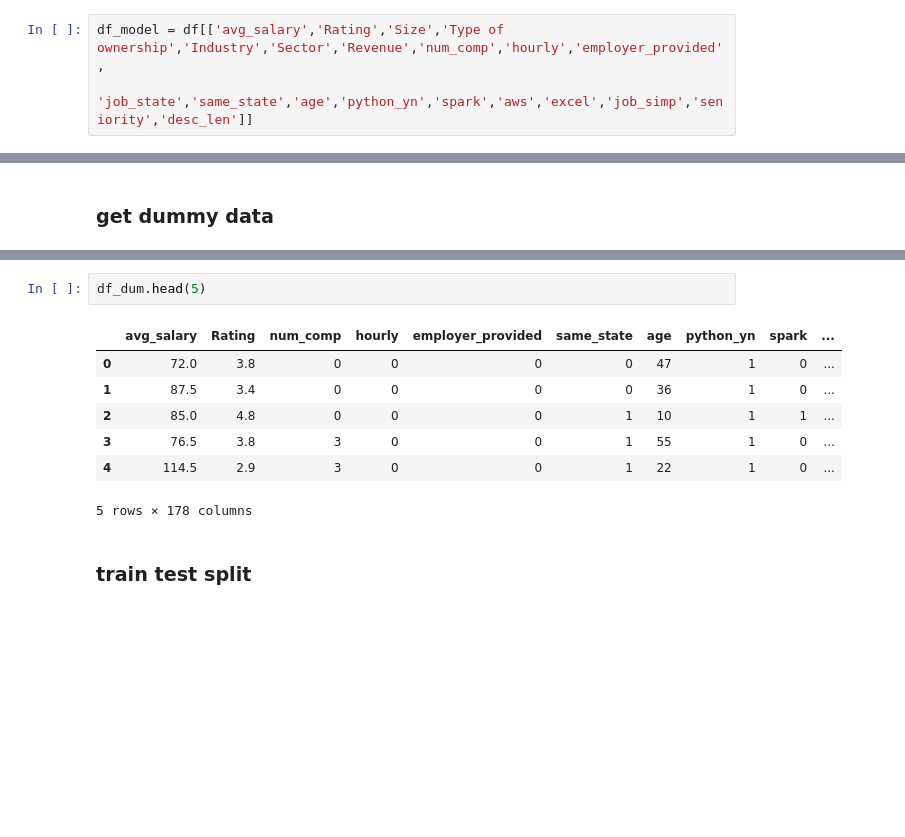
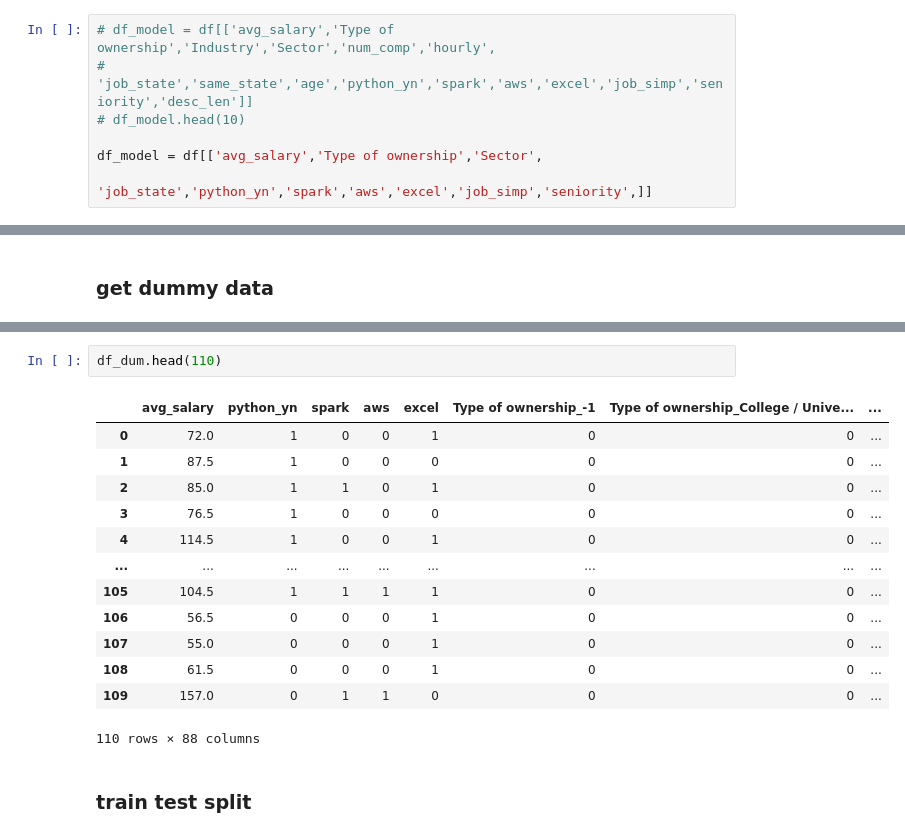
Before and after one commit to reidvogel/Final_Project, a Jupyter notebook: part2model.ipynb, the cells around one changed output, grey strips where cells are left out. Saved outputs shown, nothing was run; the diff lists cells and outputs as text; blank space fills up the shorter version.

```diff
--- a/part2model.ipynb
+++ b/part2model.ipynb
@@ -40,3 +31,7 @@ Index(['Job Title', 'Salary Estimate', 'Job Description', 'Rating',
 # %%
-df_model = df[['avg_salary','Rating','Size','Type of ownership','Industry','Sector','Revenue','num_comp','hourly','employer_provided',
-             'job_state','same_state','age','python_yn','spark','aws','excel','job_simp','seniority','desc_len']]
+# df_model = df[['avg_salary','Type of ownership','Industry','Sector','num_comp','hourly',
+#              'job_state','same_state','age','python_yn','spark','aws','excel','job_simp','seniority','desc_len']]
+# df_model.head(10)
+
+df_model = df[['avg_salary','Type of ownership','Sector',
+             'job_state','python_yn','spark','aws','excel','job_simp','seniority',]]
@@ -47,13 +76,19 @@ df_dum = pd.get_dummies(df_model)
 # %%
-df_dum.head(5)
+df_dum.head(110)
 # %% [output]
-|  | avg_salary | Rating | num_comp | hourly | employer_provided | same_state | age | python_yn | spark | ... |
-| 0 | 72.0 | 3.8 | 0 | 0 | 0 | 0 | 47 | 1 | 0 | ... |
-| 1 | 87.5 | 3.4 | 0 | 0 | 0 | 0 | 36 | 1 | 0 | ... |
-| 2 | 85.0 | 4.8 | 0 | 0 | 0 | 1 | 10 | 1 | 1 | ... |
-| 3 | 76.5 | 3.8 | 3 | 0 | 0 | 1 | 55 | 1 | 0 | ... |
-| 4 | 114.5 | 2.9 | 3 | 0 | 0 | 1 | 22 | 1 | 0 | ... |
+|  | avg_salary | python_yn | spark | aws | excel | Type of ownership_-1 | Type of ownership_College / Unive... | ... |
+| 0 | 72.0 | 1 | 0 | 0 | 1 | 0 | 0 | ... |
+| 1 | 87.5 | 1 | 0 | 0 | 0 | 0 | 0 | ... |
+| 2 | 85.0 | 1 | 1 | 0 | 1 | 0 | 0 | ... |
+| 3 | 76.5 | 1 | 0 | 0 | 0 | 0 | 0 | ... |
+| 4 | 114.5 | 1 | 0 | 0 | 1 | 0 | 0 | ... |
+| ... | ... | ... | ... | ... | ... | ... | ... | ... |
+| 105 | 104.5 | 1 | 1 | 1 | 1 | 0 | 0 | ... |
+| 106 | 56.5 | 0 | 0 | 0 | 1 | 0 | 0 | ... |
+| 107 | 55.0 | 0 | 0 | 0 | 1 | 0 | 0 | ... |
+| 108 | 61.5 | 0 | 0 | 0 | 1 | 0 | 0 | ... |
+| 109 | 157.0 | 0 | 1 | 1 | 0 | 0 | 0 | ... |
-5 rows × 178 columns
+110 rows × 88 columns
 # %% [markdown]
 ### train test split
 # %%
```
Also changed, not shown: parts of 31 cells of this notebook, 12 other files.
